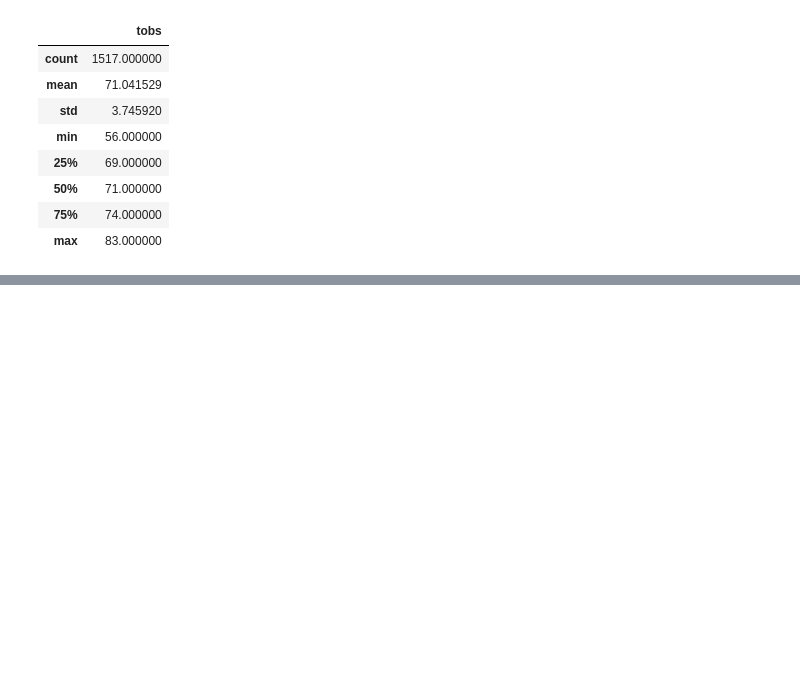
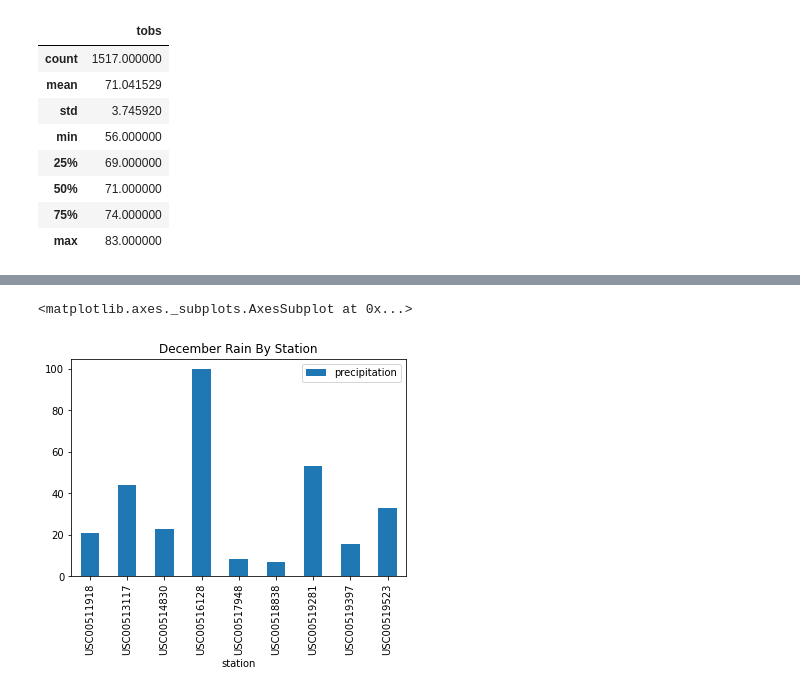
Before and after one commit to greensleeves8/surfs_up, a Jupyter notebook: SurfsUp_Challenge.ipynb, the cells around one changed output, grey strips where cells are left out. Cells and saved outputs as stored; diff of their text form; code cells hidden in the pictures; blank space fills up the shorter version.

```diff
--- a/SurfsUp_Challenge.ipynb
+++ b/SurfsUp_Challenge.ipynb
@@ -101,0 +123,3 @@ dec_temp_df.describe()
+# %%
+december_rain = session.query(Measurement.station, func.sum(Measurement.prcp)).group_by(Measurement.station).\
+                            filter(extract('month', Measurement.date) == 12).all()
@@ -101,0 +138,6 @@ dec_temp_df.describe()
+# %%
+december_rain_df = pd.DataFrame(december_rain, columns=['station', 'precipitation'])
+december_rain_df.groupby(['station']).sum().plot(kind="bar", title="December Rain By Station")
+# %% [output]
+<matplotlib.axes._subplots.AxesSubplot at 0x...>
+[figure, added]
```
Also changed, not shown: parts of 5 cells of this notebook.
